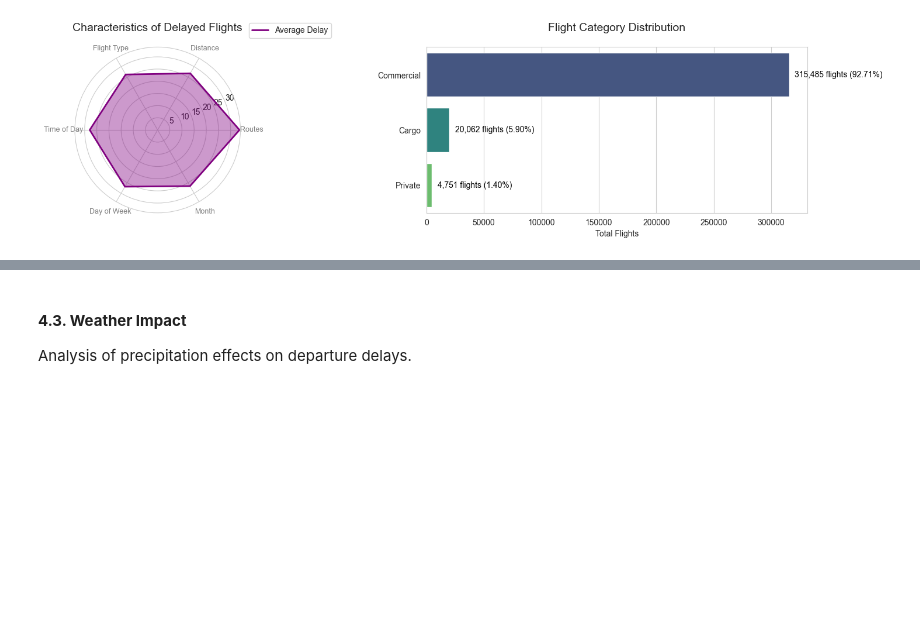
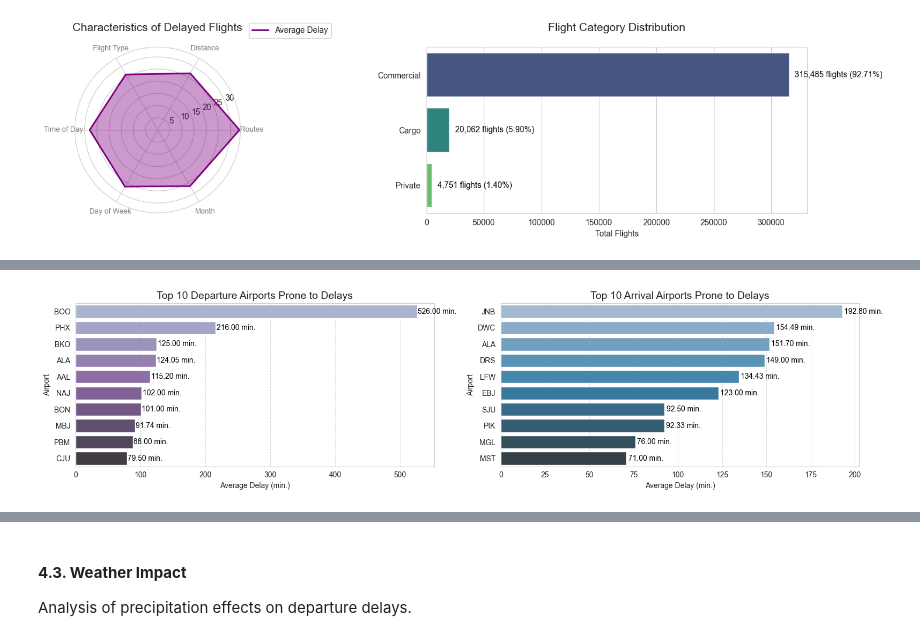
Before and after one commit to DT-Service-Consulting/avstats, a Jupyter notebook: avstats/AvStats_EDA.ipynb, the cells around one changed output, grey strips where cells are left out. Cells and saved outputs as stored; diff of their text form; code cells hidden in the pictures; blank space fills up the shorter version.

```diff
--- a/avstats/AvStats_EDA.ipynb
+++ b/avstats/AvStats_EDA.ipynb
@@ -390,0 +391,4 @@ plot_route_analysis(df=df, route_column='route_iata_code', delay_column='dep_del
+# %%
+plot_airports_with_delays(df, delay_column='dep_delay', top_n=10)
+# %% [output]
+[figure, added]
```
Also changed, not shown: parts of 7 cells of this notebook, 1 other file.
